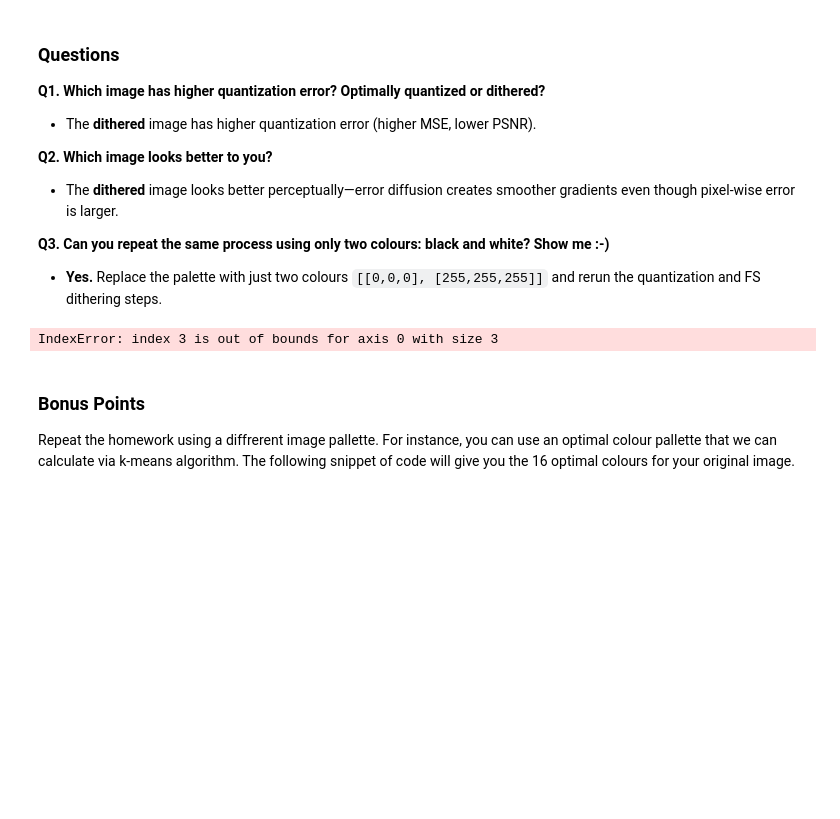
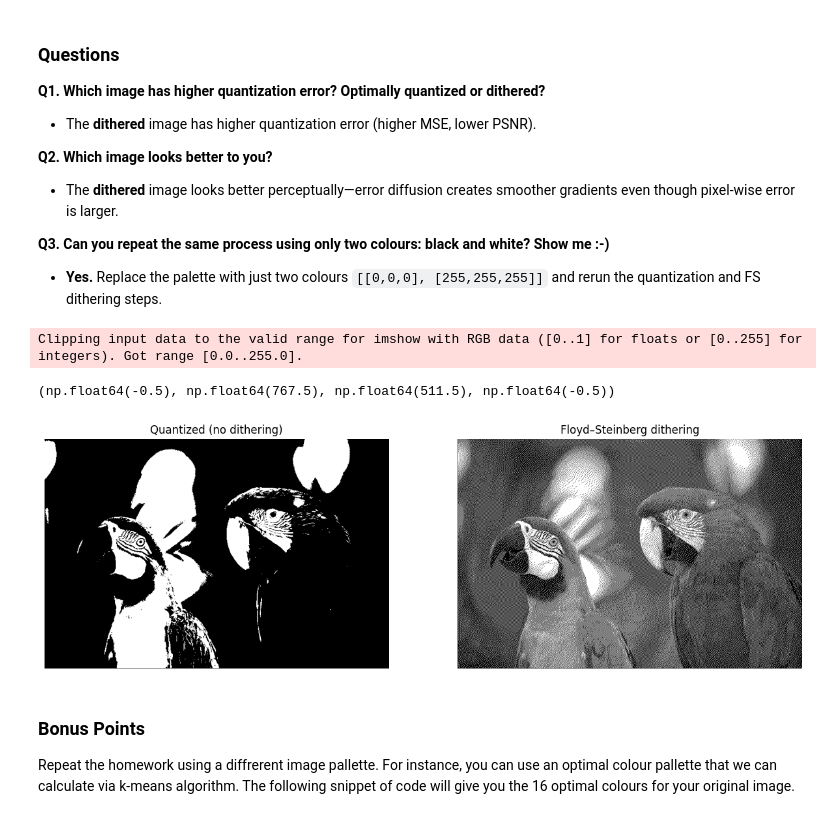
Before and after one commit to Turkevich91/robot_dreams, a Jupyter notebook: lesson_5/homework/Homework.ipynb, the cells around one changed output. Drawn from its saved outputs; the diff is of its cells as text; code cells hidden in the pictures; blank space fills up the shorter version.

```diff
--- a/lesson_5/homework/Homework.ipynb
+++ b/lesson_5/homework/Homework.ipynb
@@ -41,6 +41,9 @@ colors = np.array([[0, 0, 0],
                    [64, 64, 64],
                    [192, 192, 192],
                    [255, 255, 255]])
+
+colors_bw = np.array([[0, 0, 0],
+                      [255, 255, 255]])
 # %% [markdown]
 Using the colour pallette, let's quantize the original image.
 # %%
@@ -189,6 +192,7 @@ def floyd_steinberg_dither(img: np.ndarray, colors: np.ndarray) -> np.ndarray:
     dithered : (H, W, C) uint8
         Dithered image using the palette.
     """
+    palette = colors.astype(np.float32)
     img_tmp = np.copy(img)
     img_tmp = img_tmp.astype(np.float32) # + add: float32 for error accumulation
     dithering = np.zeros_like(img)
@@ -287,15 +291,16 @@ Average squared quantization error  (MSE): 3060.97
 **Q3. Can you repeat the same process using only two colours: black and white? Show me :-)**
 - **Yes.** Replace the palette with just two colours `[[0,0,0], [255,255,255]]` and rerun the quantization and FS dithering steps.
 # %%
-colors = np.array([[0, 0, 0],
-                   [255, 255, 255]])
-quantized_show = quantize_to_palette(img, colors)
-dithering_show = floyd_steinberg_dither(img, colors)
+
+quantized_show = quantize_to_palette(img, colors_bw)
+dithering_show = floyd_steinberg_dither(img, colors_bw)
 
 plt.subplot(121); plt.imshow(quantized_show);  plt.title("Quantized (no dithering)"); plt.axis("off")
 plt.subplot(122); plt.imshow(dithering_show);  plt.title("Floyd–Steinberg dithering"); plt.axis("off")
 # %% [output]
-IndexError: index 3 is out of bounds for axis 0 with size 3
+Clipping input data to the valid range for imshow with RGB data ([0..1] for floats or [0..255] for integers). Got range [0.0..255.0].
+(np.float64(-0.5), np.float64(767.5), np.float64(511.5), np.float64(-0.5))
+[figure, added]
 # %% [markdown]
 ### Bonus Points
 
```
